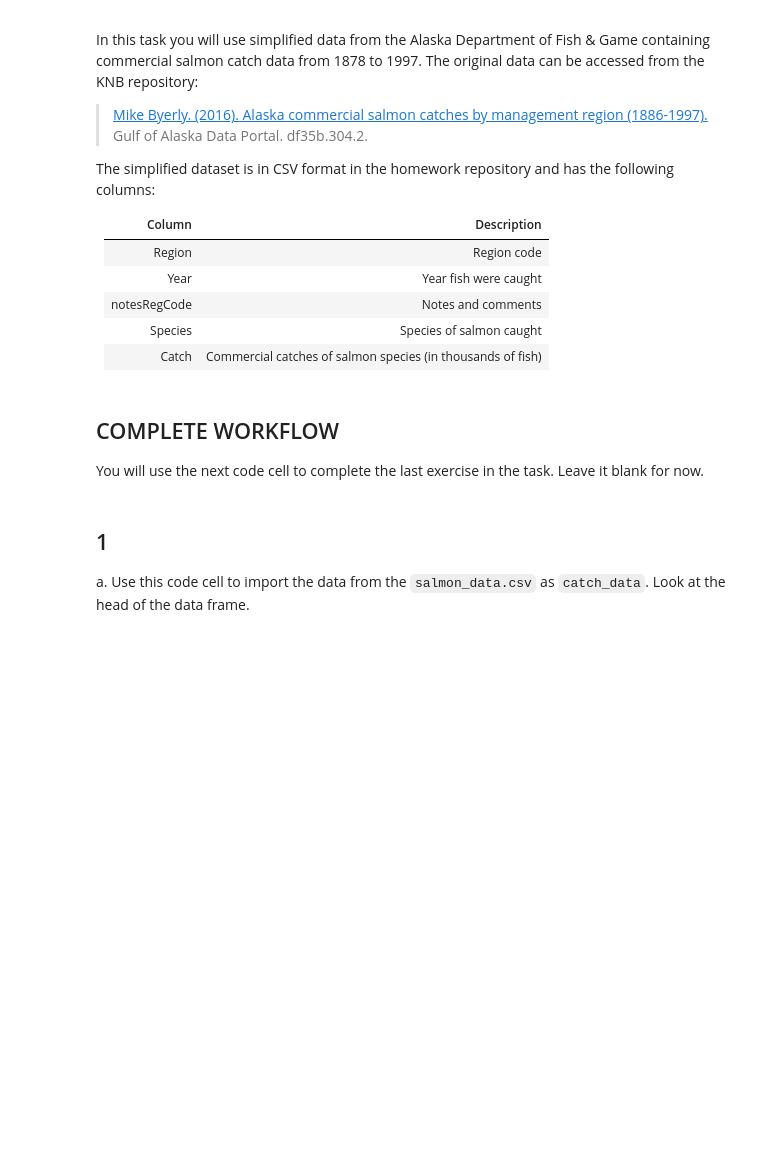
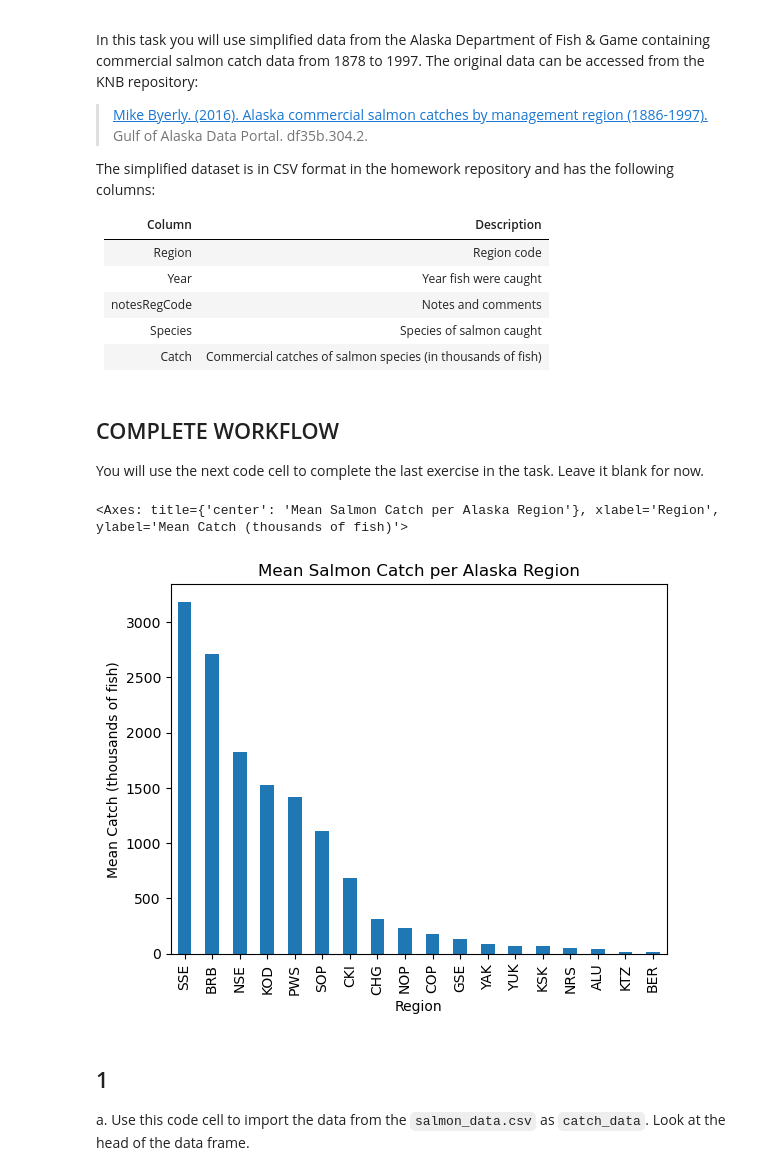
Before and after one commit to ssoriano22/eds220-hwk2, a Jupyter notebook: task2/hwk2-task2-salmon.ipynb, the cells around one changed output. Drawn from its saved outputs; the diff is of its cells as text; code cells hidden in the pictures; blank space fills up the shorter version.

```diff
--- a/task2/hwk2-task2-salmon.ipynb
+++ b/task2/hwk2-task2-salmon.ipynb
@@ -55,3 +52,43 @@ import pandas as pd
+# %%
+# FINAL CODE
+
+# LOAD PACKAGES AND DATA
+
+# Load packages
+import pandas as pd
+
+# Load salmon data from data/
+catch_data = pd.read_csv("data/salmon_data.csv")
+
+# DATA EXPLORATION - see steps below, no output besides final plot requested in this code cell
+
+# DATA CLEANING
+
+# Keep all rows, all columns except for notesRegCode
+catch_data = catch_data.loc[:,['Region','Year','Species','Catch']]
+
+# Update the Catch value of row 400 from "I" to 1 - see steps below for details
+catch_data.at[400,'Catch'] = 1
+
+# Cast Catch column to int64
+catch_data['Catch'] = catch_data['Catch'].astype('int64')
+
+# DATA AGGREGATION
+
+# Create summary df - mean Catch per Region
+avg_region = catch_data.groupby('Region')['Catch'].agg('mean')
+
+# DATA VISUALIZATION
+
+# Plot mean catch per region, sorted by decreasing mean catch magnitude
+avg_region.sort_values(ascending=False).plot(
+                kind = 'bar',
+                xlabel = 'Region',
+                ylabel = 'Mean Catch (thousands of fish)',
+                title = 'Mean Salmon Catch per Alaska Region')
+# %% [output]
+<Axes: title={'center': 'Mean Salmon Catch per Alaska Region'}, xlabel='Region', ylabel='Mean Catch (thousands of fish)'>
+[figure, added]
 # %% [markdown]
 ## 1
 
```
Also changed, not shown: parts of 3 cells of this notebook.
